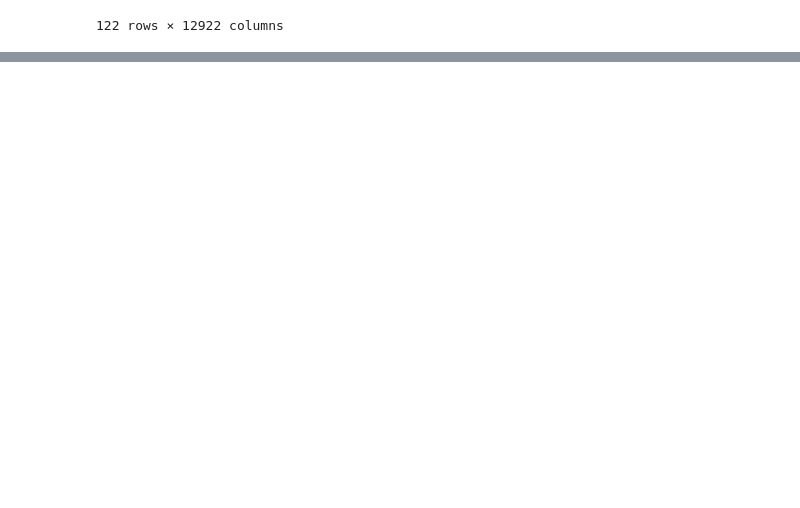
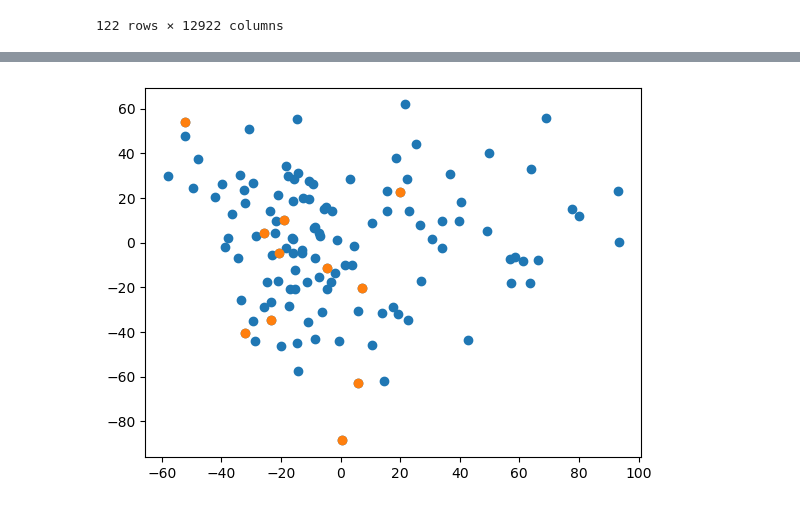
Before and after one commit to abbymuir47/bio362_finalproject, a Jupyter notebook: pca.ipynb, the cells around one changed output, grey strips where cells are left out. Drawn from its saved outputs; the diff is of its cells as text; code cells hidden in the pictures; blank space fills up the shorter version.

```diff
--- a/pca.ipynb
+++ b/pca.ipynb
@@ -74,0 +116,7 @@ PCA does not accept missing values encoded as NaN natively. For supervised learn
+# %%
+prot_pca = pd.DataFrame(
+    x_pca,
+    index=all_prot.index,
+    columns=['PC1', 'PC2']
+)
+prot_pca
@@ -74,0 +138,3 @@ PCA does not accept missing values encoded as NaN natively. For supervised learn
+# %%
+pca_of_interest = prot_pca.loc[normal_patients]
+pca_of_interest
@@ -74,0 +155,6 @@ PCA does not accept missing values encoded as NaN natively. For supervised learn
+# %%
+plt.plot(prot_pca['PC1'], prot_pca['PC2'], 'o')
+plt.plot(pca_of_interest['PC1'], pca_of_interest['PC2'], 'o')
+plt.show()
+# %% [output]
+[figure, added]
```
Also changed, not shown: parts of 10 cells of this notebook.
